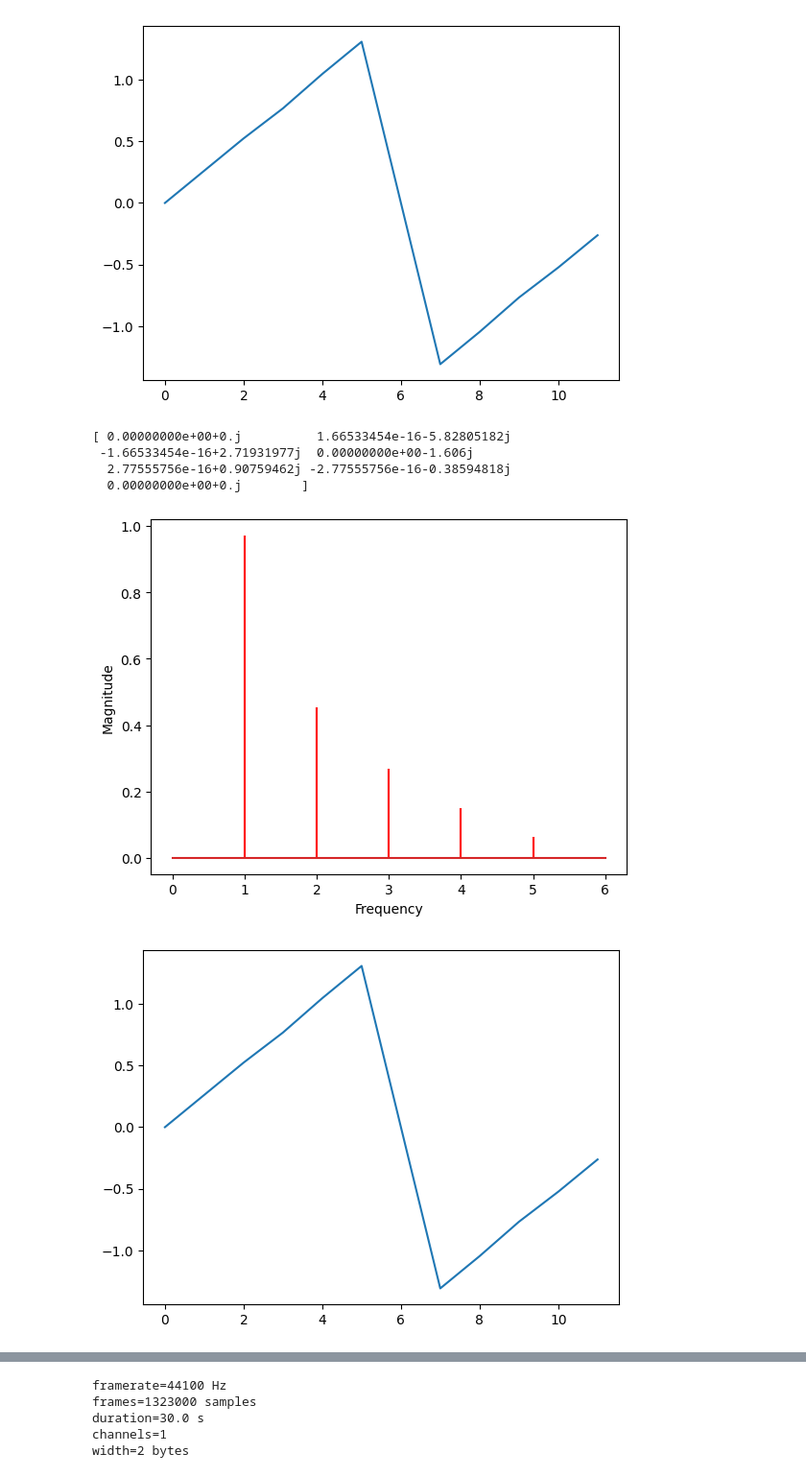
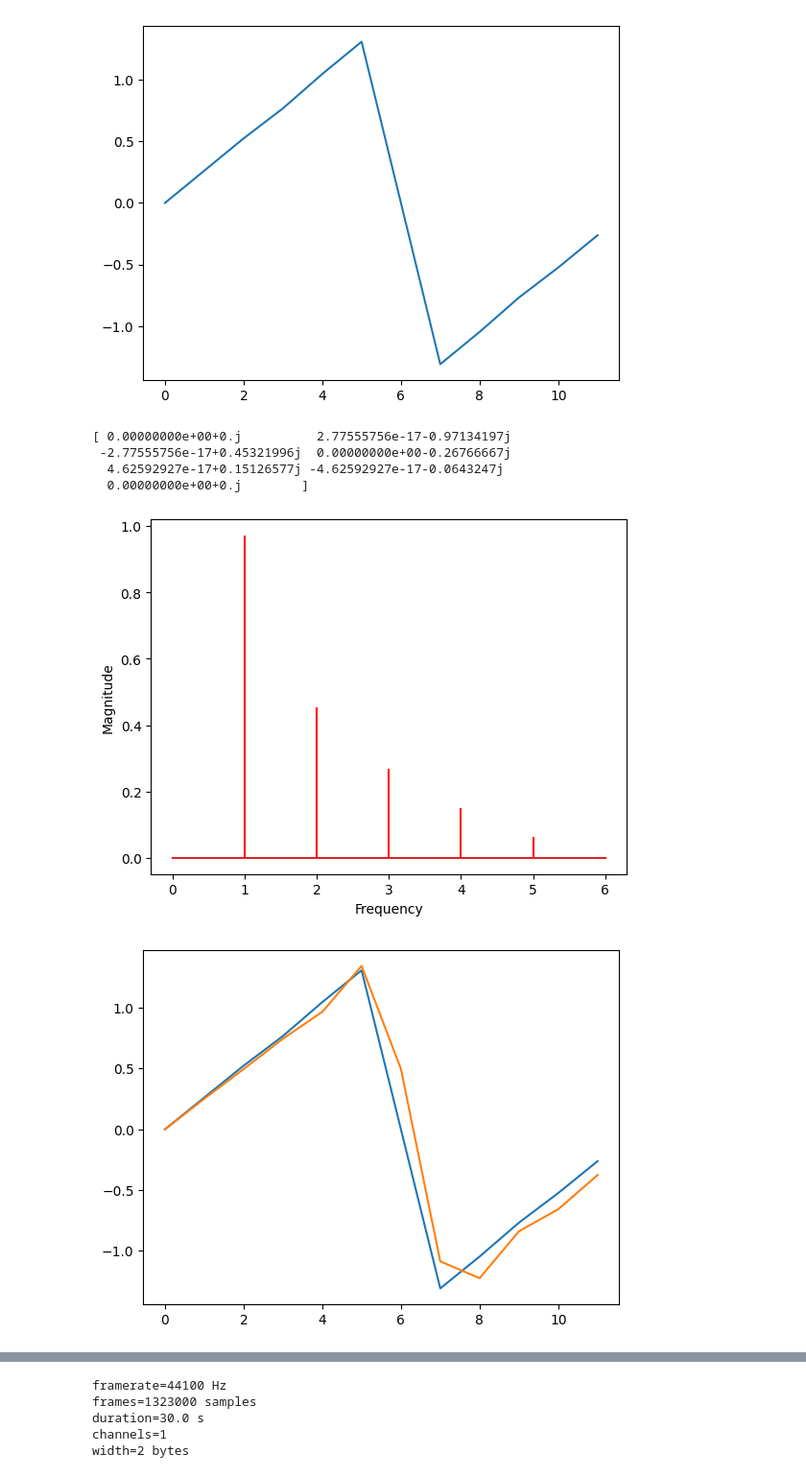
Before and after one commit to JulienBacquart/MUX101, a Jupyter notebook: fft.ipynb, the cells around one changed output, grey strips where cells are left out. Shown: that part at 96% size. Saved outputs shown, nothing was run; the diff lists cells and outputs as text; code cells hidden in the pictures.

```diff
--- a/fft.ipynb
+++ b/fft.ipynb
@@ -49,22 +52,34 @@ plt.show()
 [figure]
 # %%
 fft_samples = np.fft.rfft(samples, n=N, axis=-1, norm=None)
-print(fft_samples)
+# print(fft_samples)
 
-plt.stem(np.abs(fft_samples/(N//2)), 'red', markerfmt=" ")
+fft_samples_normalized = (fft_samples/(N//2))
+print(fft_samples_normalized)
+
+plt.stem(np.abs(fft_samples_normalized), 'red', markerfmt=" ")
 plt.xlabel('Frequency')
 plt.ylabel('Magnitude')
 plt.show()
 # %% [output]
-[ 0.00000000e+00+0.j          1.66533454e-16-5.82805182j
- -1.66533454e-16+2.71931977j  0.00000000e+00-1.606j
-  2.77555756e-16+0.90759462j -2.77555756e-16-0.38594818j
+[ 0.00000000e+00+0.j          2.77555756e-17-0.97134197j
+ -2.77555756e-17+0.45321996j  0.00000000e+00-0.26766667j
+  4.62592927e-17+0.15126577j -4.62592927e-17-0.0643247j
   0.00000000e+00+0.j        ]
 [figure]
-# %%
-inv_fft_samples = np.fft.irfft(fft_samples)
-
-plt.plot(inv_fft_samples)
-plt.show()
-# %% [output]
-[figure, removed]
+# %%
+inv_fft_samples = np.fft.irfft(fft_samples)
+
+t = np.arange(0, len(samples))
+
+def my_inv_fft(t):
+    func = 0
+    for i, u in enumerate(fft_samples_normalized):
+        func += np.real(u) * np.cos(i * t/2) - np.imag(u) * np.sin(i * t/2)
+    return func
+
+plt.plot(inv_fft_samples)
+plt.plot(my_inv_fft(t))
+plt.show()
+# %% [output]
+[figure, added]
```
Also changed, not shown: parts of 2 cells of this notebook.
